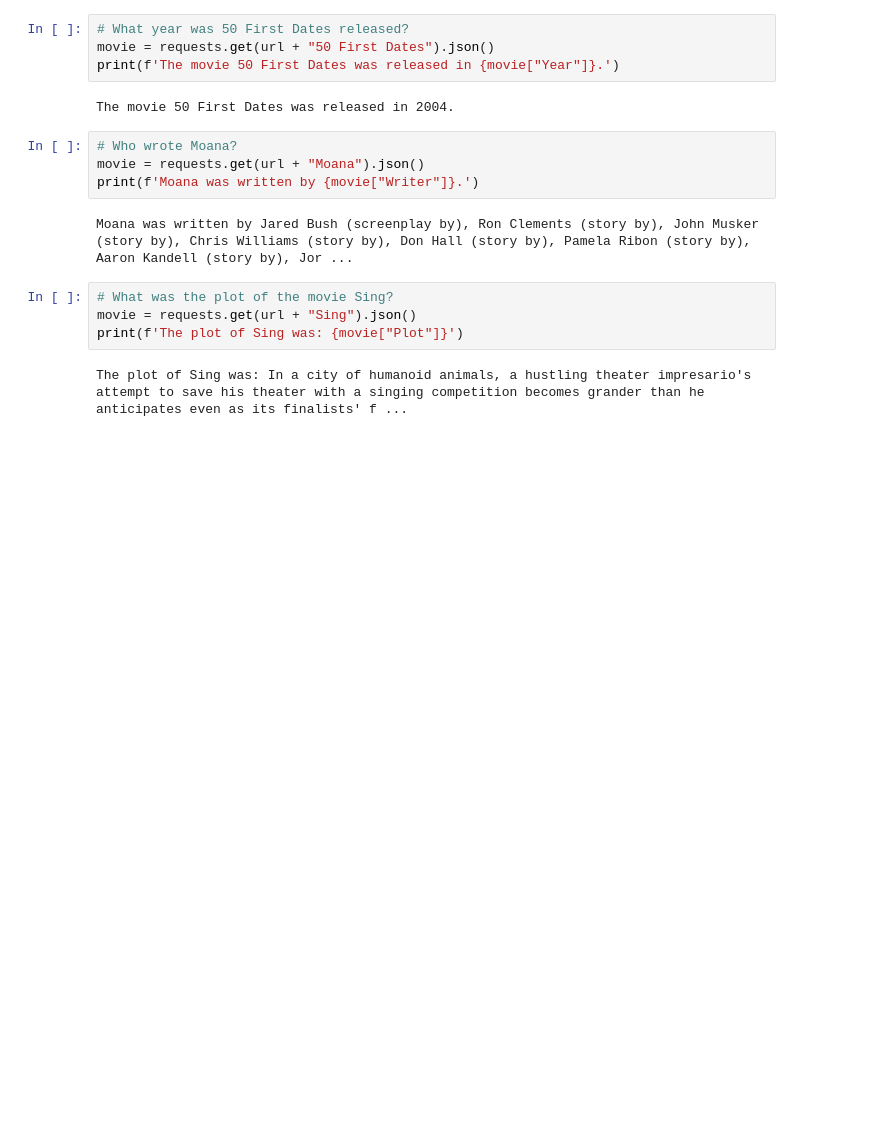
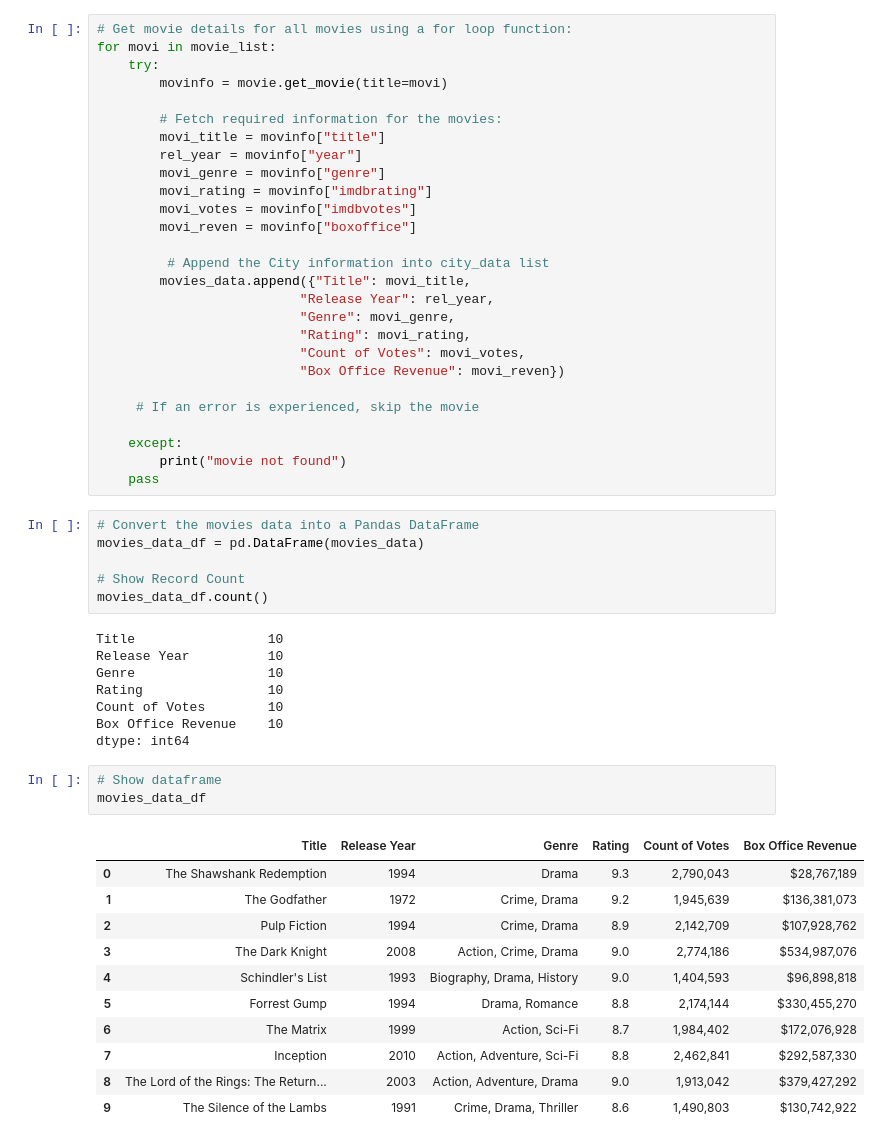
Before and after one commit to NetBhatia/Merger-Acquisitions-impact-on-Stocks, a Jupyter notebook: MovieBudgetResearch.ipynb, the cells around one changed output. Cells and saved outputs as stored; diff of their text form; blank space fills up the shorter version.

```diff
--- a/MovieBudgetResearch.ipynb
+++ b/MovieBudgetResearch.ipynb
@@ -53,18 +28,56 @@ movie not found
-# %%
-# What year was 50 First Dates released?
-movie = requests.get(url + "50 First Dates").json()
-print(f'The movie 50 First Dates was released in {movie["Year"]}.')
-# %% [output]
-The movie 50 First Dates was released in 2004.
-# %%
-# Who wrote Moana?
-movie = requests.get(url + "Moana").json()
-print(f'Moana was written by {movie["Writer"]}.')
-# %% [output]
-Moana was written by Jared Bush (screenplay by), Ron Clements (story by), John Musker (story by), Chris Williams (story by), Don Hall (story by), Pamela Ribon (story by), Aaron Kandell (story by), Jor ...
-# %%
-# What was the plot of the movie Sing?
-movie = requests.get(url + "Sing").json()
-print(f'The plot of Sing was: {movie["Plot"]}')
-# %% [output]
-The plot of Sing was: In a city of humanoid animals, a hustling theater impresario's attempt to save his theater with a singing competition becomes grander than he anticipates even as its finalists' f ...
+# %%
+# Get movie details for all movies using a for loop function:
+for movi in movie_list:
+    try:
+        movinfo = movie.get_movie(title=movi)
+
+        # Fetch required information for the movies:
+        movi_title = movinfo["title"]
+        rel_year = movinfo["year"]
+        movi_genre = movinfo["genre"]
+        movi_rating = movinfo["imdbrating"]
+        movi_votes = movinfo["imdbvotes"]
+        movi_reven = movinfo["boxoffice"]
+
+         # Append the City information into city_data list
+        movies_data.append({"Title": movi_title,
+                          "Release Year": rel_year,
+                          "Genre": movi_genre,
+                          "Rating": movi_rating,
+                          "Count of Votes": movi_votes,
+                          "Box Office Revenue": movi_reven})
+
+     # If an error is experienced, skip the movie
+
+    except:
+        print("movie not found")
+    pass
+# %%
+# Convert the movies data into a Pandas DataFrame
+movies_data_df = pd.DataFrame(movies_data)
+
+# Show Record Count
+movies_data_df.count()
+# %% [output]
+Title                 10
+Release Year          10
+Genre                 10
+Rating                10
+Count of Votes        10
+Box Office Revenue    10
+dtype: int64
+# %%
+# Show dataframe
+movies_data_df
+# %% [output]
+|  | Title | Release Year | Genre | Rating | Count of Votes | Box Office Revenue |
+| 0 | The Shawshank Redemption | 1994 | Drama | 9.3 | 2,790,043 | $28,767,189 |
+| 1 | The Godfather | 1972 | Crime, Drama | 9.2 | 1,945,639 | $136,381,073 |
+| 2 | Pulp Fiction | 1994 | Crime, Drama | 8.9 | 2,142,709 | $107,928,762 |
+| 3 | The Dark Knight | 2008 | Action, Crime, Drama | 9.0 | 2,774,186 | $534,987,076 |
+| 4 | Schindler's List | 1993 | Biography, Drama, History | 9.0 | 1,404,593 | $96,898,818 |
+| 5 | Forrest Gump | 1994 | Drama, Romance | 8.8 | 2,174,144 | $330,455,270 |
+| 6 | The Matrix | 1999 | Action, Sci-Fi | 8.7 | 1,984,402 | $172,076,928 |
+| 7 | Inception | 2010 | Action, Adventure, Sci-Fi | 8.8 | 2,462,841 | $292,587,330 |
+| 8 | The Lord of the Rings: The Return... | 2003 | Action, Adventure, Drama | 9.0 | 1,913,042 | $379,427,292 |
+| 9 | The Silence of the Lambs | 1991 | Crime, Drama, Thriller | 8.6 | 1,490,803 | $130,742,922 |
```
Also changed, not shown: parts of 27 cells of this notebook, 1 other file.
